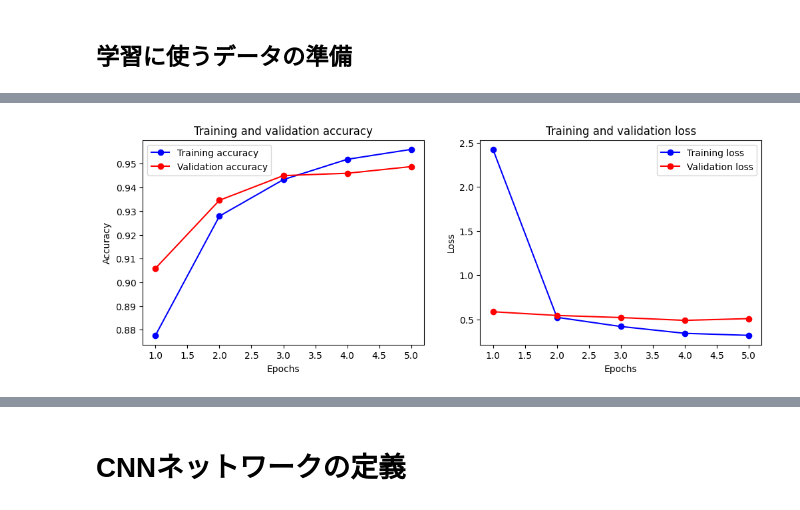
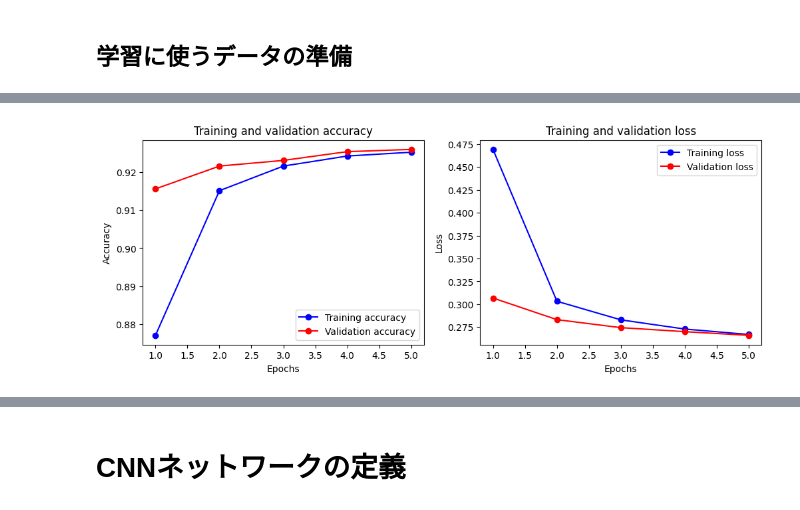
Before and after one commit to coraldx5/generativeai_intro_book, a Jupyter notebook: chap07_mnist_digit_classification.ipynb, the cells around one changed output, grey strips where cells are left out. Saved outputs shown, nothing was run; the diff lists cells and outputs as text; code cells hidden in the pictures.

```diff
--- a/chap07_mnist_digit_classification.ipynb
+++ b/chap07_mnist_digit_classification.ipynb
@@ -132,13 +140,15 @@ def plot_learning_curve(history):
 # %%
 # モデルの定義
-model = Sequential([
+model01 = Sequential([
     Flatten(input_shape=(28, 28)),
     Dense(10, activation='softmax')
-])
+], name='model01')
 
 # モデルのサマリーを表示
-model.summary()
+model01.summary()
 
-# Visualize the model
-plot_model(model, to_file='model.png', show_shapes=True, show_layer_names=True)
+# モデルを可視化して画像を出力
+plot_model(model01, to_file='model01.png', show_shapes=True, show_layer_names=False)
+# 画像を表示
+display(Image(filename='model01.png'))
 # %% [output]
@@ -159,11 +171,18 @@ _________________________________________________________________
 # %%
-# モデルをコンパイルする
-model.compile(loss='sparse_categorical_crossentropy', optimizer='rmsprop', metrics=['accuracy'])
+# コンパイルと学習を行う関数を定義
+def compile_and_learn(model):
+    # 結果の再現性を担保するために乱数シードを固定
+    keras.utils.set_random_seed(821)
+    tf.config.experimental.enable_op_determinism()
+    # モデルをコンパイルする
+    model.compile(loss='sparse_categorical_crossentropy', optimizer='adam', metrics=['accuracy'])
+    # モデルの学習
+    history = model.fit(x_train, y_train, validation_data=(x_test, y_test), epochs=5)
+    # 学習曲線の描画
+    plot_learning_curve(history)
+    return model
 
-# モデルの学習
-history = model.fit(x_train, y_train, validation_data=(x_test, y_test), epochs=5)
-
-# 学習曲線の描画
-plot_learning_curve(history)
+# コンパイルと学習を実行
+model01 = compile_and_learn(model01)
 # %% [output]
 Epoch 1/5
@@ -179 +198 @@ Epoch 5/5
-[figure, old version]
+[figure, new version]
```
Also changed, not shown: parts of 36 cells of this notebook.
